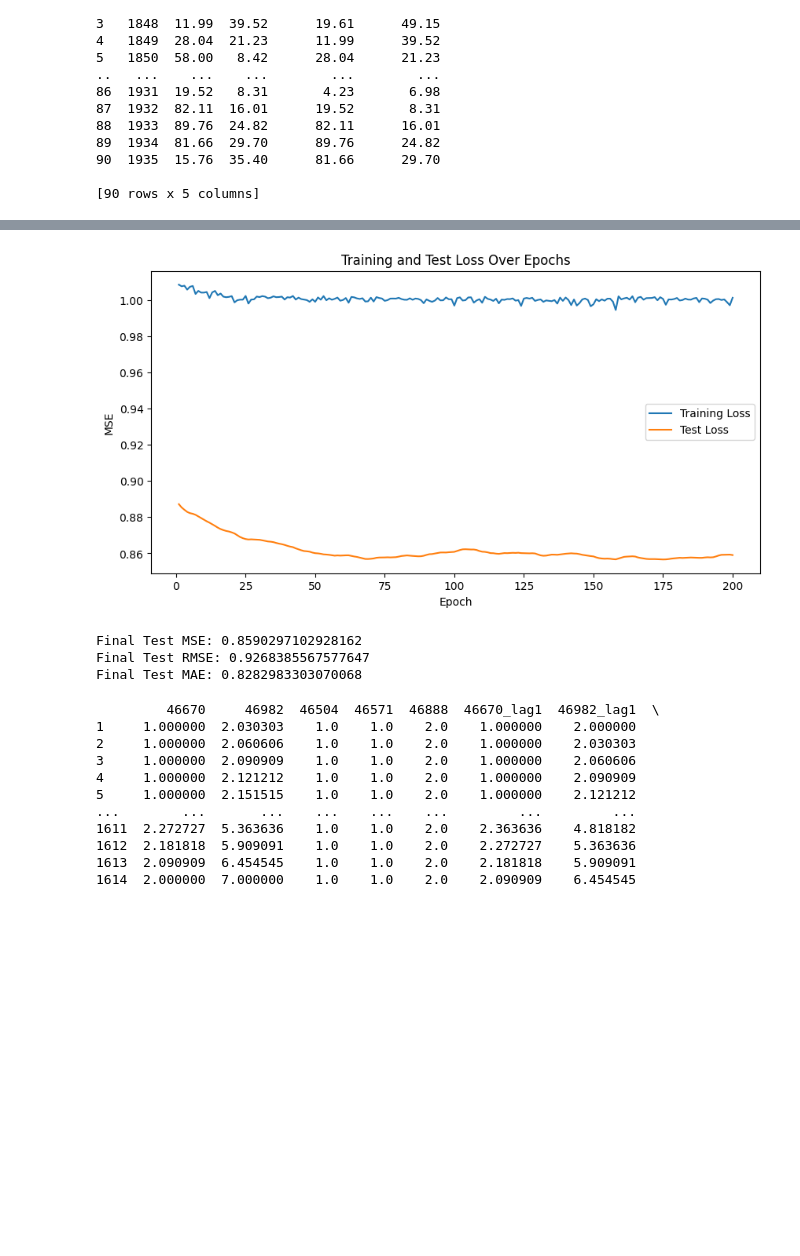
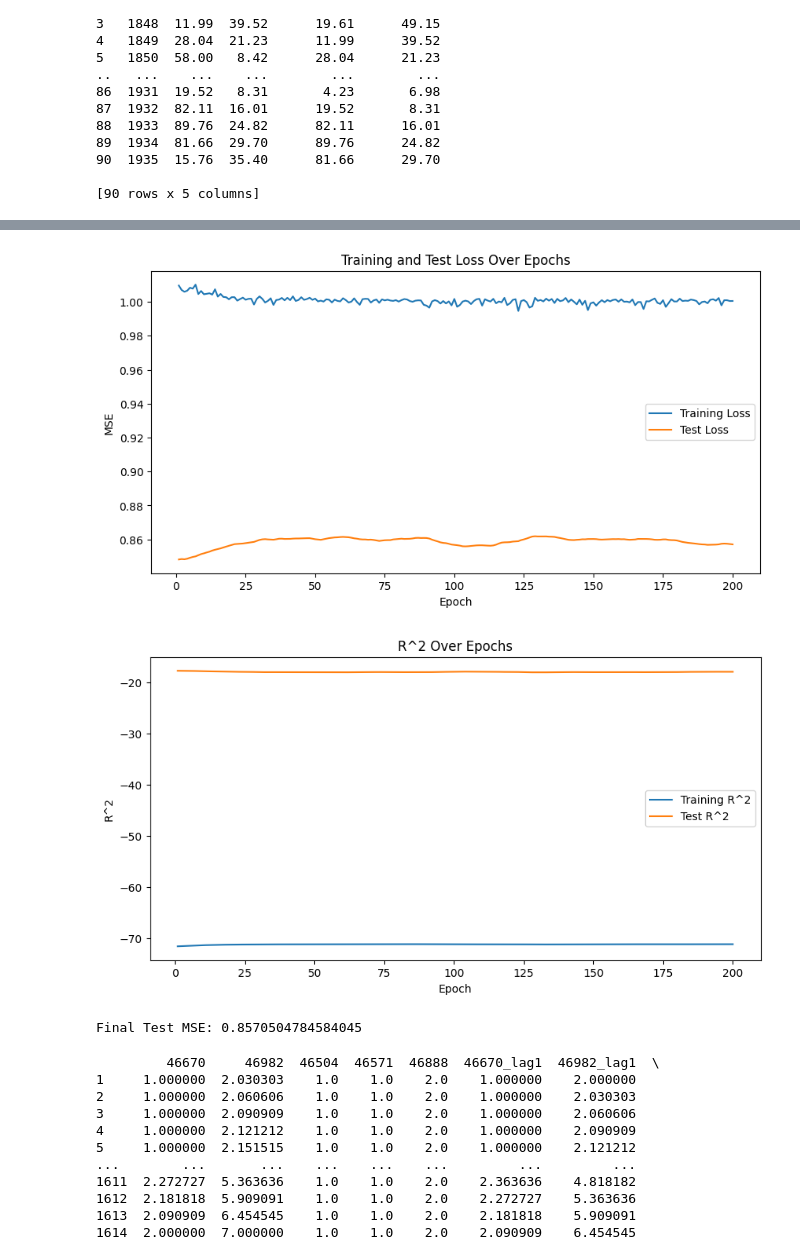
Before and after one commit to ANCP2021/ML-on-Graphs-Project, a Jupyter notebook: Models/Neural_Networks/Baseline_LSTM.ipynb, the cells around one changed output, grey strips where cells are left out. Saved outputs shown, nothing was run; the diff lists cells and outputs as text; code cells hidden in the pictures; blank space fills up the shorter version.

Commit message:
implemented r-squared metric

```diff
--- a/Models/Neural_Networks/Baseline_LSTM.ipynb
+++ b/Models/Neural_Networks/Baseline_LSTM.ipynb
@@ -72,24 +64,25 @@ epochs = 200
 train_losses = []
 test_losses = []
 
-rmse_test = 0
-mae_test = 0
+train_r2 = []
+test_r2 = []
 
 for epoch in range(epochs):
     history = model.fit(x_train, y_train, validation_data=(x_test, y_test), epochs=1, batch_size=32, verbose=0)
-
-    mae_hist = mae_model.fit(x_train, y_train, validation_data=(x_test, y_test), epochs=1, batch_size=32, verbose=0)
 
     # Access losses directly from history object
     train_mse = history.history['loss'][-1]
     test_mse = history.history['val_loss'][-1]
 
+    y_train_pred = model.predict(x_train)
+    y_test_pred = model.predict(x_test)
+    train_r2_score = util.r_squared(y_train, y_train_pred)
+    test_r2_score = util.r_squared(y_test, y_test_pred)
+
     train_losses.append(train_mse)
     test_losses.append(test_mse)
-
-    print(f'Epoch {epoch+1}/{epochs}, Training MSE: {train_mse:.4f}, Test MSE: {test_mse:.4f}')
-
-    mae_test = mae_hist.history['loss'][-1]
+    train_r2.append(train_r2_score)
+    test_r2.append(test_r2_score)
 
 # Plotting training and testing loss over epochs
 plt.figure(figsize=(10, 5))
@@ -101,10 +94,16 @@ plt.title('Training and Test Loss Over Epochs')
 plt.legend()
 plt.show()
 
+plt.figure(figsize=(10, 5))
+plt.plot(range(1, epochs+1), train_r2, label='Training R^2')
+plt.plot(range(1, epochs+1), test_r2, label='Test R^2')
+plt.title('R^2 Over Epochs')
+plt.xlabel('Epoch')
+plt.ylabel('R^2')
+plt.legend()
+plt.show()
+
 # Final evaluation
 final_mse_test = test_losses[-1]
-rmse_test = np.sqrt(final_mse_test)
 print(f'Final Test MSE: {final_mse_test}')
-print(f'Final Test RMSE: {rmse_test}')
-print(f'Final Test MAE: {mae_test}')
 # %% [output]
@@ -128,7 +127,6 @@ Epoch 200/200, Training MSE: 1.0013, Test MSE: 0.8590
-[figure, old version]
+[figure, new version]
+[figure, added]
-Final Test MSE: 0.8590297102928162
-Final Test RMSE: 0.9268385567577647
-Final Test MAE: 0.8282983303070068
+Final Test MSE: 0.8570504784584045
 # %%
 df = pd.read_csv('../../Datasets/study_373/top_5_373_linear.csv', usecols=['46670', '46982', '46504', '46571', '46888'])
 """
```
Also changed, not shown: parts of 7 cells of this notebook, 1 other file.
